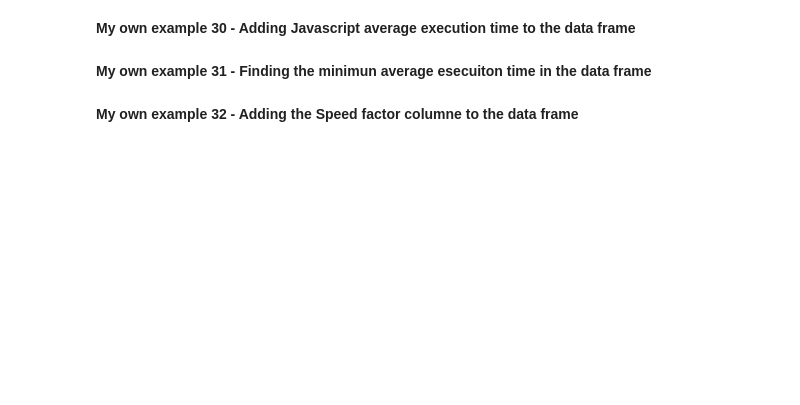
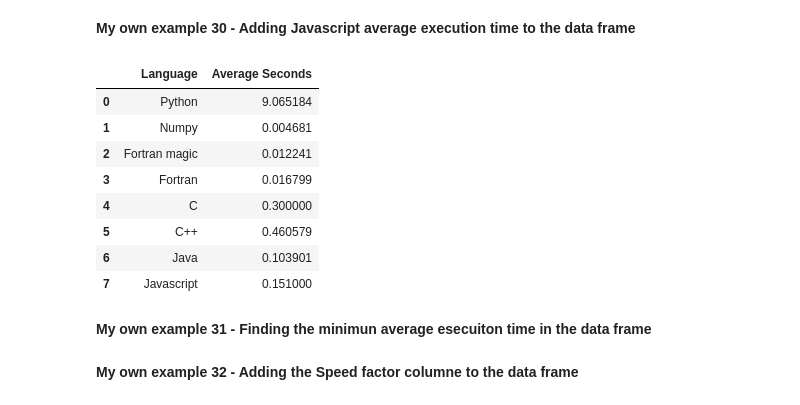
Before and after one commit to Sebastian-na/MetNUMUN2024I, a Jupyter notebook: Lab2/scastanedag_Lab2.ipynb, the cells around one changed output. Cells and saved outputs as stored; diff of their text form; code cells hidden in the pictures; blank space fills up the shorter version.

```diff
--- a/Lab2/scastanedag_Lab2.ipynb
+++ b/Lab2/scastanedag_Lab2.ipynb
@@ -657,5 +938,18 @@ display(df)
 # %% [markdown]
 **My own example 30 - Adding Javascript average execution time to the data frame**
+# %%
+df.loc[len(df.index)] = ['Javascript', 0.151]
+display(df)
+# %% [output]
+|  | Language | Average Seconds |
+| 0 | Python | 9.065184 |
+| 1 | Numpy | 0.004681 |
+| 2 | Fortran magic | 0.012241 |
+| 3 | Fortran | 0.016799 |
+| 4 | C | 0.300000 |
+| 5 | C++ | 0.460579 |
+| 6 | Java | 0.103901 |
+| 7 | Javascript | 0.151000 |
 # %% [markdown]
 **My own example 31 - Finding the minimun average esecuiton time in the data frame**
 # %%
```
Also changed, not shown: parts of 62 cells of this notebook.
